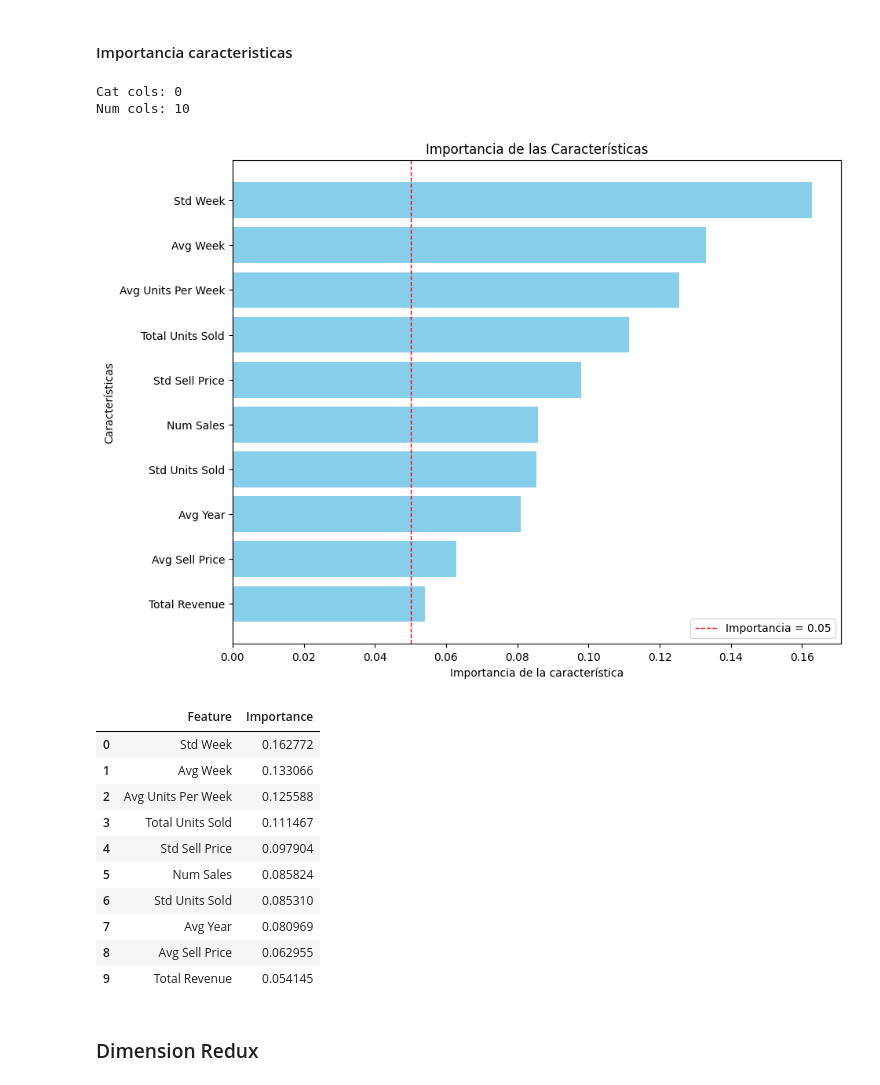
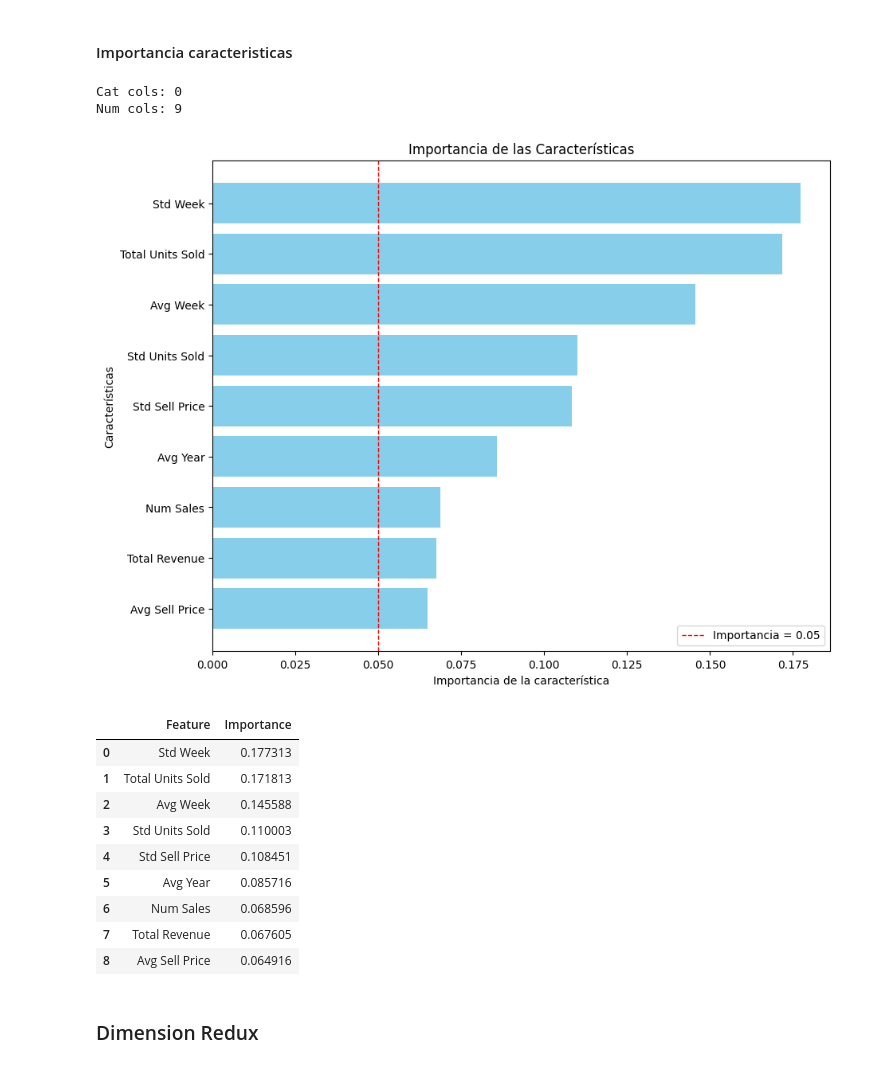
Before and after one commit to antonioMateos/grupo2retail_0424, a Jupyter notebook: 03_Clustering/02_Clustering_Productos_on_Ventas.ipynb, the cells around one changed output. Drawn from its saved outputs; the diff is of its cells as text; code cells hidden in the pictures.

Commit message:
Update modules and shops clustering tests

```diff
--- a/03_Clustering/02_Clustering_Productos_on_Ventas.ipynb
+++ b/03_Clustering/02_Clustering_Productos_on_Ventas.ipynb
@@ -72,0 +105,16 @@ import feature_creation_module as fcm
+# %%
+# Seleccionar y renombrar características relevantes para el clustering de productos ventas/performance
+selected_features = {
+    'COUNT(sales)': 'num_sales',
+    'SUM(sales.units)': 'total_units_sold',
+    'SUM(sales.raw_earn)': 'total_revenue',
+    'MEAN(sales.sell_price)': 'avg_sell_price',
+    'STD(sales.sell_price)': 'std_sell_price',
+    'STD(sales.units)': 'std_units_sold',
+    'MEAN(sales.units)': 'avg_units_per_week',
+    'MEAN(sales.week)': 'avg_week',
+    'STD(sales.week)': 'std_week',
+    'MEAN(sales.year)': 'avg_year'
+}
+
+feature_matrix = fcm.select_features(feature_matrix, selected_features)
@@ -72,0 +142,6 @@ import feature_creation_module as fcm
+# %%
+# Aplicar filtros a las caracteristicas creadas
+# Remove low information, highly correlated, highly null and single value features
+filtered_feature_matrix = fcm.filter_feature_matrix(feature_matrix)
+
+display(filtered_feature_matrix.head(5))
@@ -73,6 +160,3 @@ import feature_creation_module as fcm
 # %%
-# DataFrames de entrada
-feature_matrix = fcm.create_features(df_items, df_shops, df_ws)
-
 # Renombrar características si es necesario
-feature_matrix_renamed = fcm.rename_features(feature_matrix)
+feature_matrix_renamed = fcm.rename_features(filtered_feature_matrix, selected_features)
@@ -177,4 +196,4 @@ def preprocess_features(feature_matrix):
 # %%
-scaled_df = preprocess_features(feature_matrix_renamed)
+scaled_df = pm.preprocess_features(feature_matrix_renamed)
 # %% [output]
 Cat cols: 0
@@ -252,35 +274,34 @@ array([9.42719351e-01, 5.72593061e-02, 2.13385537e-05, 2.67839215e-09,
 # %%
 # Preprocesamos datos
 cluster_col='Cluster'
 cols_to_scale = feature_matrix_with_clusters.columns.tolist()
 df_clusters = feature_matrix_with_clusters[[cluster_col]].copy().reset_index(drop=True)
 cols_to_scale.remove(cluster_col) # Columna Objetivo
-preprocessed_df = preprocess_features(feature_matrix_with_clusters[cols_to_scale])
+preprocessed_df = pm.preprocess_features(feature_matrix_with_clusters[cols_to_scale])
 
 # Combinar los DataFrames basándose en la columna 'Index'
 preprocessed_df = pd.concat([preprocessed_df, df_clusters], axis=1)
 
 clusters = kmeans_model.labels_
 
 # sales_importance_df = km_m.get_feature_importances(feature_matrix_with_clusters, clusters, imp_threshold=0.05)
 sales_importance_df = km_m.get_feature_importances(preprocessed_df, clusters, imp_threshold=0.05)
 
 display(sales_importance_df.head(10))
 # %% [output]
 Cat cols: 0
-Num cols: 10
+Num cols: 9
-[figure, old version]
+[figure, new version]
 |  | Feature | Importance |
-| 0 | Std Week | 0.162772 |
-| 1 | Avg Week | 0.133066 |
-| 2 | Avg Units Per Week | 0.125588 |
-| 3 | Total Units Sold | 0.111467 |
-| 4 | Std Sell Price | 0.097904 |
-| 5 | Num Sales | 0.085824 |
-| 6 | Std Units Sold | 0.085310 |
-| 7 | Avg Year | 0.080969 |
-| 8 | Avg Sell Price | 0.062955 |
-| 9 | Total Revenue | 0.054145 |
+| 0 | Std Week | 0.177313 |
+| 1 | Total Units Sold | 0.171813 |
+| 2 | Avg Week | 0.145588 |
+| 3 | Std Units Sold | 0.110003 |
+| 4 | Std Sell Price | 0.108451 |
+| 5 | Avg Year | 0.085716 |
+| 6 | Num Sales | 0.068596 |
+| 7 | Total Revenue | 0.067605 |
+| 8 | Avg Sell Price | 0.064916 |
 # %% [markdown]
 ### Dimension Redux
 # %%
```
Also changed, not shown: parts of 55 cells of this notebook, 3 other files.
